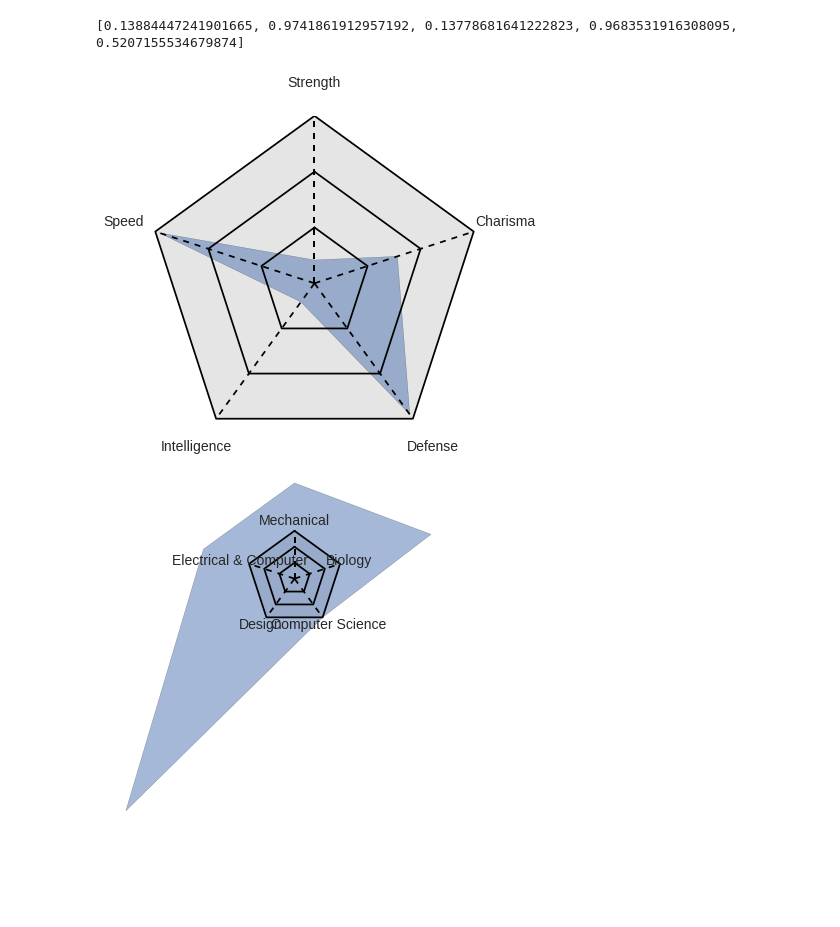
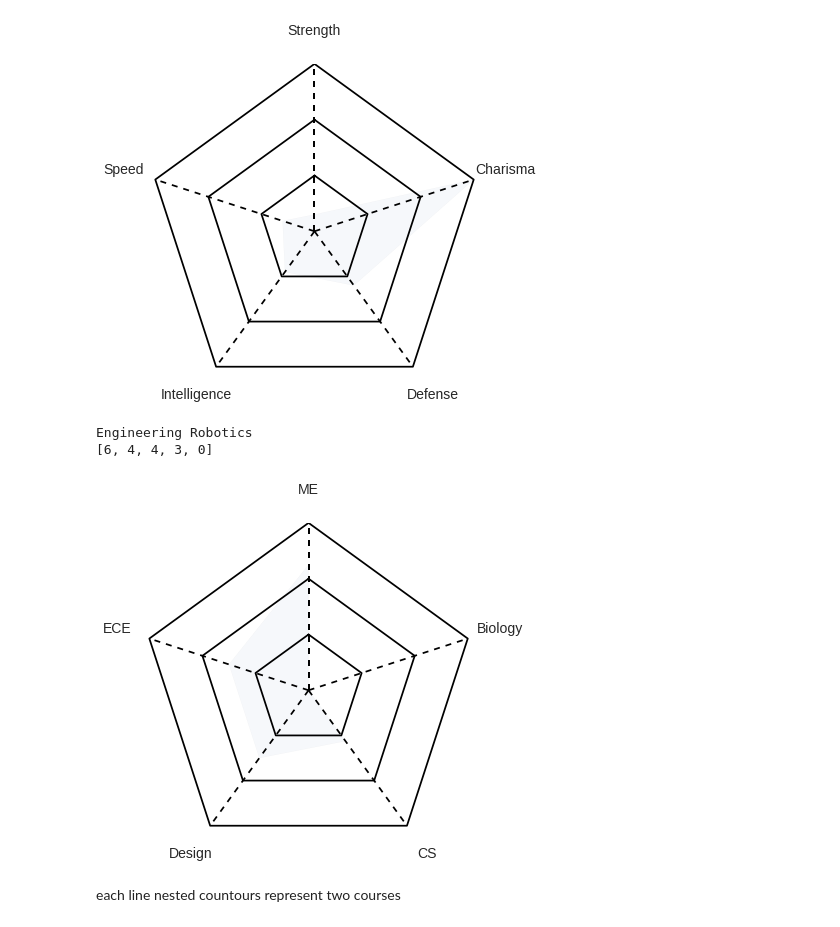
Before and after one commit to idgetto/DataScienceFinalProject, a Jupyter notebook: statanalysis/student_spider_web.ipynb, the cells around one changed output. Cells and saved outputs as stored; diff of their text form; code cells hidden in the pictures; blank space fills up the shorter version.

Commit message:
for all student in each major

```diff
--- a/statanalysis/student_spider_web.ipynb
+++ b/statanalysis/student_spider_web.ipynb
@@ -5,7 +5,7 @@ import matplotlib.pyplot as plt
 %matplotlib inline
 import pandas as pd
 # %%
-student = pd.read_csv('../data/student0216.csv')
+student = pd.read_csv('../data/student.csv')
 # %%
 student.head()
 # %% [output]
@@ -19,19 +19,28 @@ student.head()
 import random
 
 features = ['Strength', 'Speed', 'Intelligence', 'Defense', 'Charisma']
-values = [random.random() for _ in features]
+values = [0.1,0.2,0.3,0.4,1]
 
 plt.figure(figsize=(6, 6))
 sw.spider_plot(features, values)
 # %% [output]
-[0.13884447241901665, 0.9741861912957192, 0.13778681641222823, 0.9683531916308095, 0.5207155534679874]
-[figure, old version]
+[figure, new version]
 # %%
-features = ['Mechanical','Electrical & Computer','Design','Computer Science','Biology']
+i = 780
+
+features = ['ME','ECE','Design','CS','Biology']
 f = ['me','ece','design','cs','bio']
-values = student[f].loc[3].tolist()
+values = student[f].loc[i].tolist()
 
+print student.finalmajor_full.loc[i]
+print values
+
+editedvalues = [x/8.0 for x in values]
 plt.figure(figsize=(6,6))
-sw.spider_plot(features, values)
+sw.spider_plot(features, editedvalues)
 # %% [output]
+Engineering Robotics
+[6, 4, 4, 3, 0]
-[figure, old version]
+[figure, new version]
+# %% [markdown]
+each line nested countours represent two courses
```
Also changed, not shown: parts of 2 cells of this notebook.
